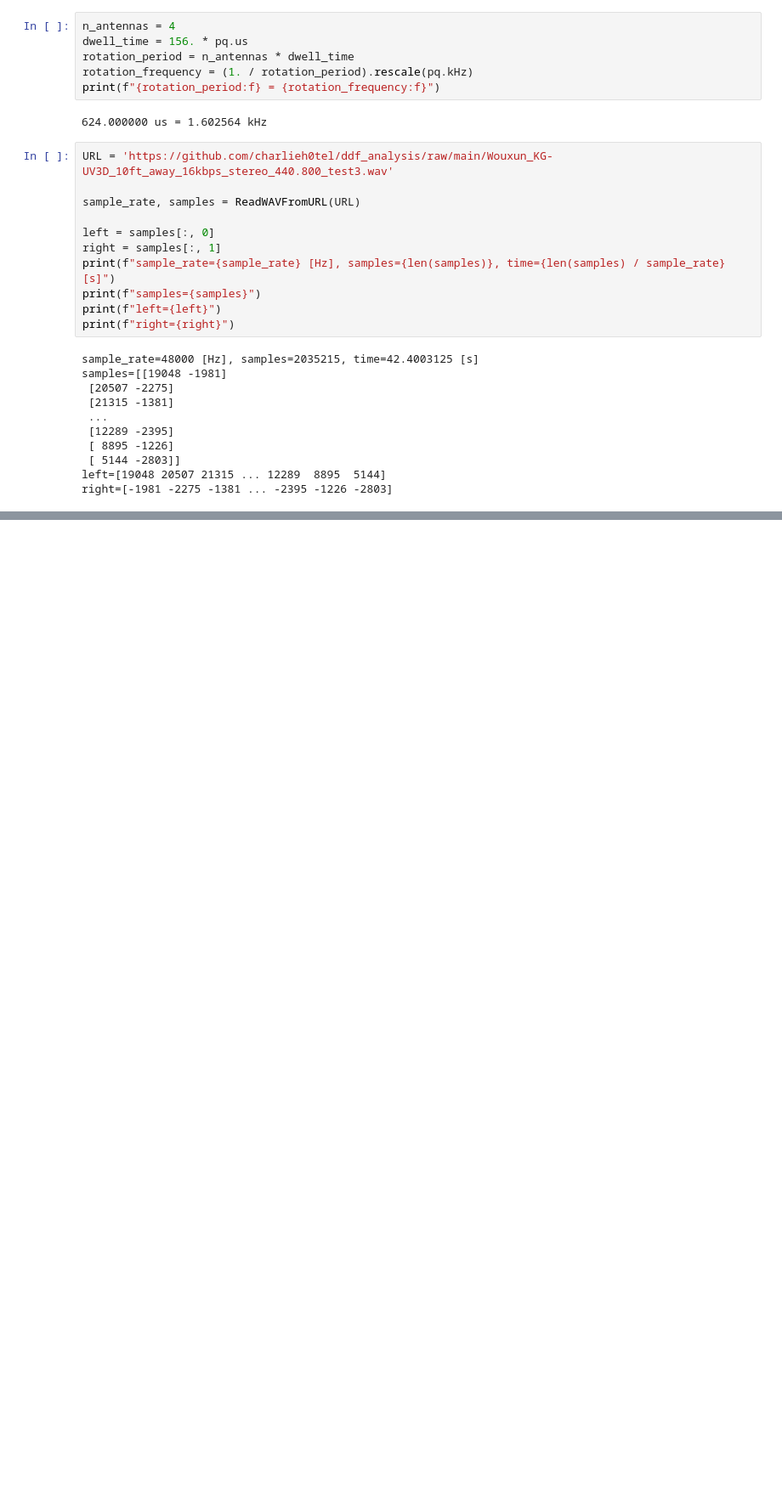
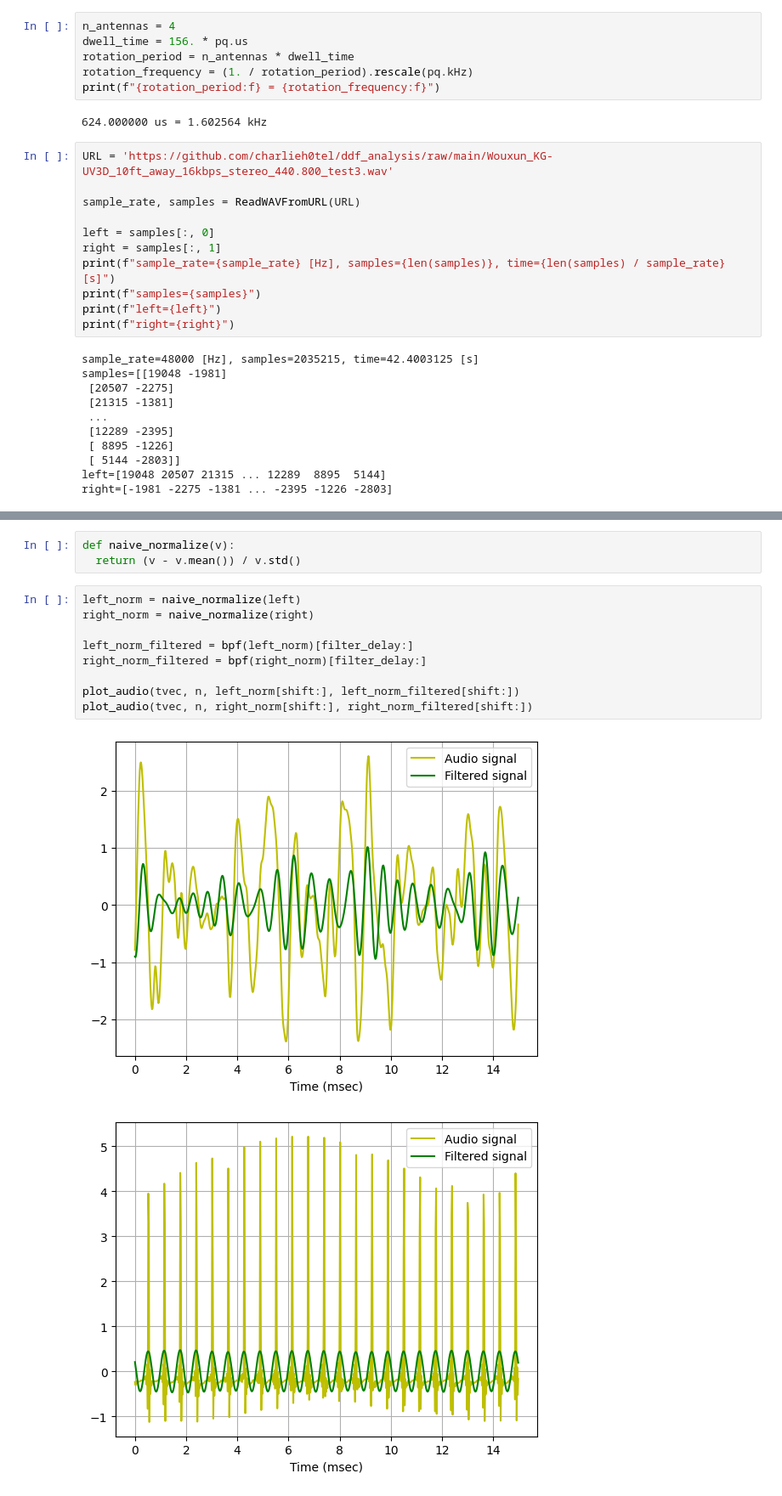
Before and after one commit to charlieh0tel/ddf_analysis, a Jupyter notebook: DopplerAnalysis1.ipynb, the cells around one changed output, grey strips where cells are left out. Shown at 85% size. Saved outputs shown, nothing was run; the diff lists cells and outputs as text; blank space fills up the shorter version.

```diff
--- a/DopplerAnalysis1.ipynb
+++ b/DopplerAnalysis1.ipynb
@@ -127,0 +121,15 @@ plot_audio(tvec, n, r_norm)
+# %%
+def naive_normalize(v):
+  return (v - v.mean()) / v.std()
+# %%
+left_norm = naive_normalize(left)
+right_norm = naive_normalize(right)
+
+left_norm_filtered = bpf(left_norm)[filter_delay:]
+right_norm_filtered = bpf(right_norm)[filter_delay:]
+
+plot_audio(tvec, n, left_norm[shift:], left_norm_filtered[shift:])
+plot_audio(tvec, n, right_norm[shift:], right_norm_filtered[shift:])
+# %% [output]
+[figure, added]
+[figure, added]
```
Also changed, not shown: parts of 7 cells of this notebook.
